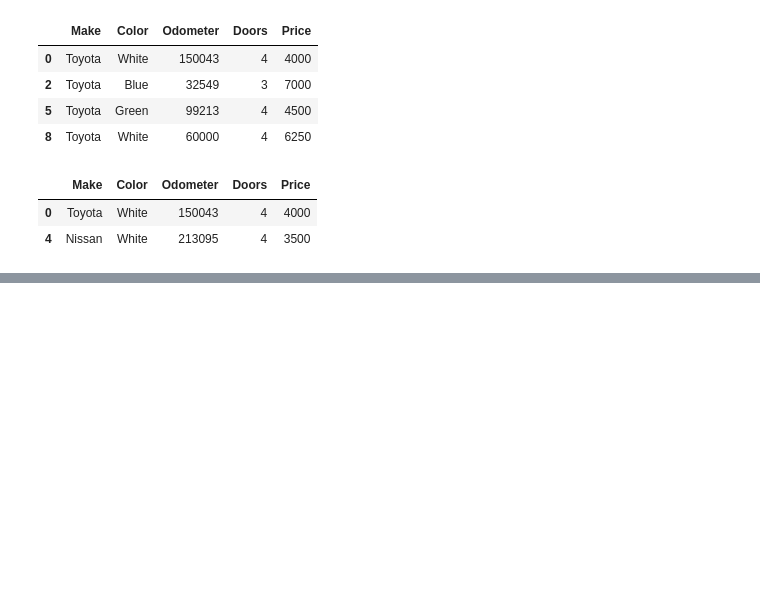
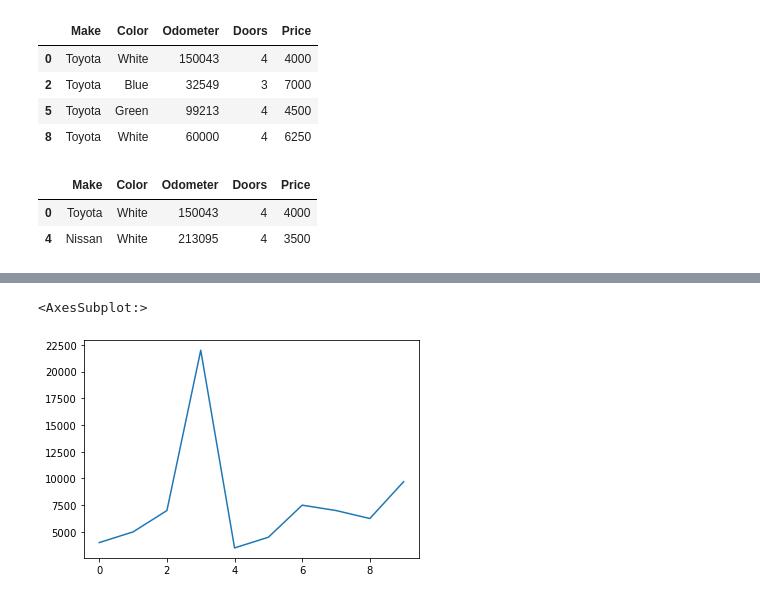
Before and after one commit to jjuniorc/tensorflow, a Jupyter notebook: pandas-notebook/Introduction to Pandas.ipynb, the cells around one changed output, grey strips where cells are left out. Drawn from its saved outputs; the diff is of its cells as text; code cells hidden in the pictures; blank space fills up the shorter version.

```diff
--- a/pandas-notebook/Introduction to Pandas.ipynb
+++ b/pandas-notebook/Introduction to Pandas.ipynb
@@ -305,0 +346,5 @@ car_sales[car_sales["Odometer"] > 100000]
+# %%
+car_sales["Price"].plot()
+# %% [output]
+<AxesSubplot:>
+[figure, added]
```
Also changed, not shown: parts of 15 cells of this notebook, 2 other files.
